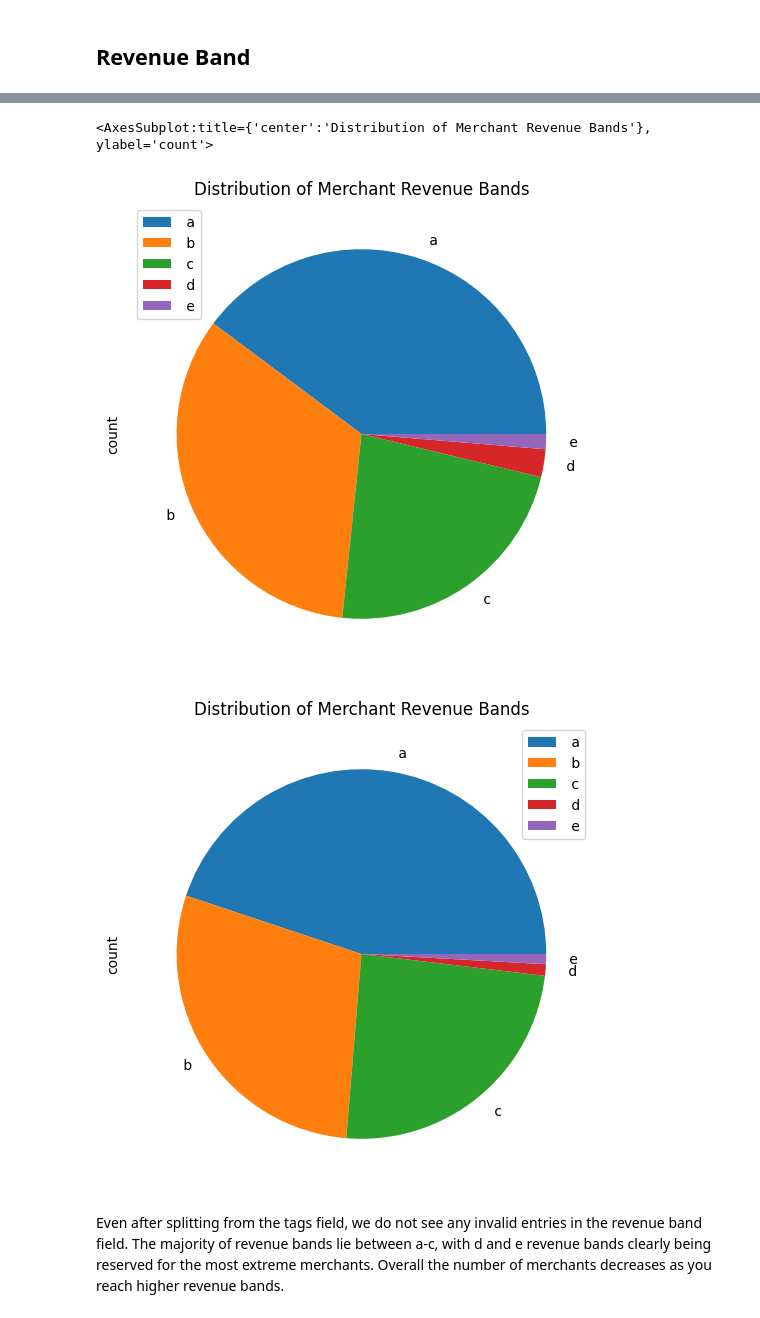
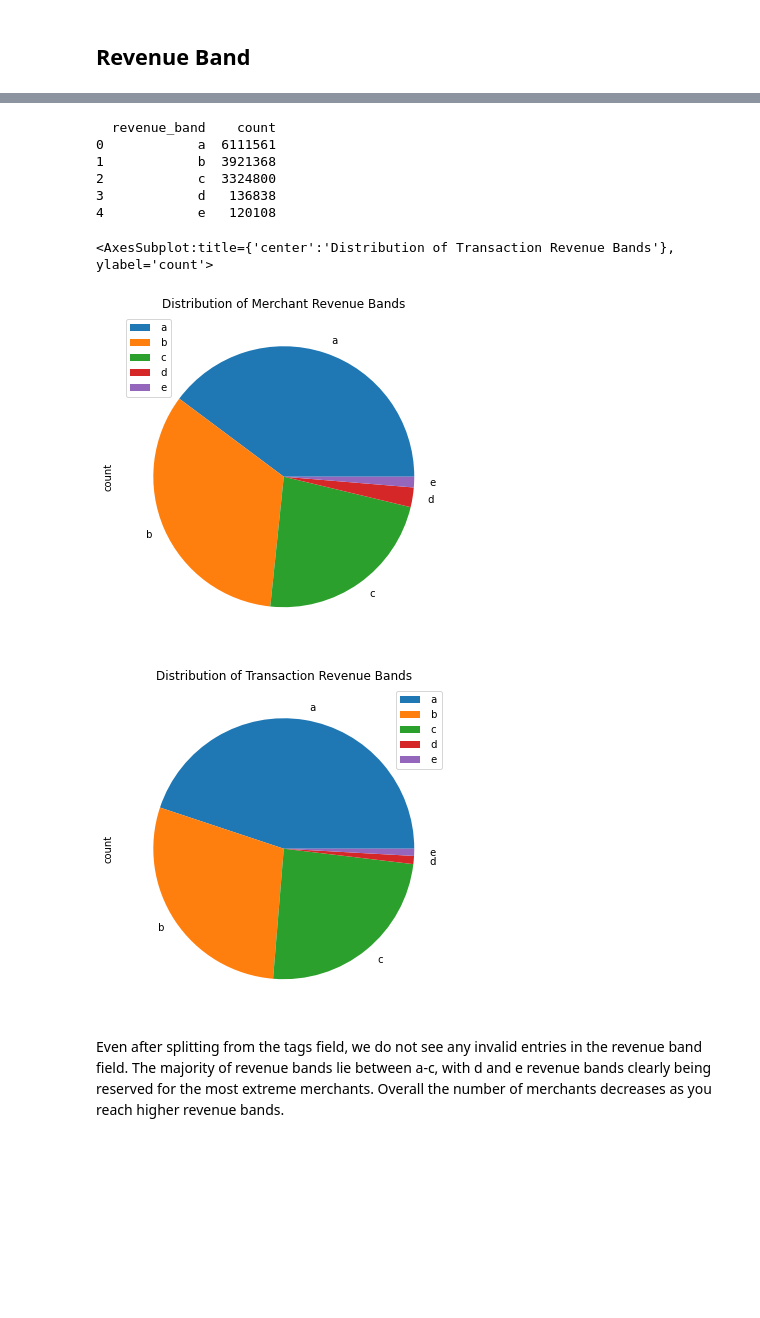
Before and after one commit to MAST30034-Applied-Data-Science/generic-buy-now-pay-later-project-group-35, a Jupyter notebook: notebooks/2.1-analysis_given_data.ipynb, the cells around one changed output, grey strips where cells are left out. Cells and saved outputs as stored; diff of their text form; code cells hidden in the pictures; blank space fills up the shorter version.

```diff
--- a/notebooks/2.1-analysis_given_data.ipynb
+++ b/notebooks/2.1-analysis_given_data.ipynb
@@ -29,5 +30,5 @@ To adjust logging level use sc.setLogLevel(newLevel). For SparkR, use setLogLeve
 # %%
-sdf = spark.read.parquet("../data/curated/mergedf.parquet/")
+sdf = spark.read.parquet("../data/curated/mergedftemp.parquet/")
 merchantdf = spark.read.parquet("../data/curated/merchantdf.parquet/")
 userdf = spark.read.parquet("../data/tables/consumer_user_details.parquet")
-# transactiondf = spark.read.parquet("../data/curated/transactiondf.parquet/")
+transactiondf = spark.read.parquet("../data/curated/transactiondf.parquet/")
@@ -48,7 +43,7 @@ merchantdf.groupby('revenue_band').count().sort('revenue_band').toPandas().set_i
 ## Now do all transactions have valid revenue bands?
 print(sdf.groupby('revenue_band').count().sort('revenue_band').toPandas())
 sdf.groupby('revenue_band').count().sort('revenue_band').toPandas().set_index('revenue_band')\
-.plot(kind='pie', y='count', figsize=(9, 6), legend=True, title="Distribution of Merchant Revenue Bands")
+.plot(kind='pie', y='count', figsize=(9, 6), legend=True, title="Distribution of Transaction Revenue Bands")
 # %% [output]
   revenue_band  count
 0            a   1602
@@ -65,6 +54,12 @@ sdf.groupby('revenue_band').count().sort('revenue_band').toPandas().set_index('r
-<AxesSubplot:title={'center':'Distribution of Merchant Revenue Bands'}, ylabel='count'>
+  revenue_band    count
+0            a  6111561
+1            b  3921368
+2            c  3324800
+3            d   136838
+4            e   120108
+<AxesSubplot:title={'center':'Distribution of Transaction Revenue Bands'}, ylabel='count'>
-[figure, old version]
+[figure, new version]
-[figure, old version]
+[figure, new version]
 # %% [markdown]
 Even after splitting from the tags field, we do not see any invalid entries in the revenue band field. The majority of revenue bands lie between a-c, with d and e revenue bands clearly being reserved for the most extreme merchants. Overall the number of merchants decreases as you reach higher revenue bands.
 # %% [markdown]
```
Also changed, not shown: parts of 21 cells of this notebook, 9 other files.
